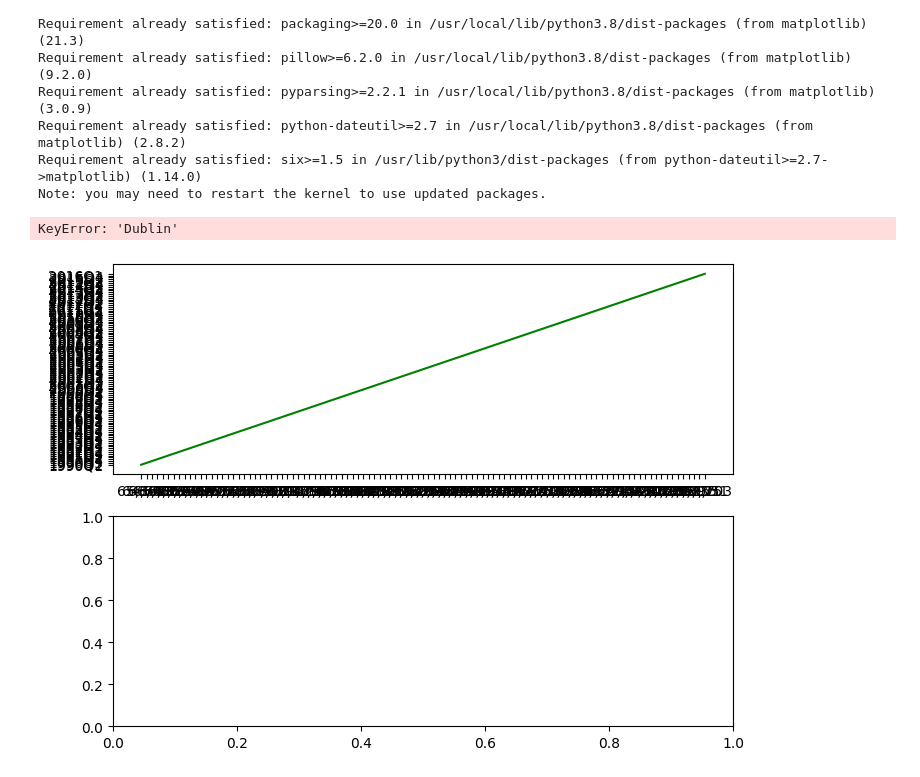
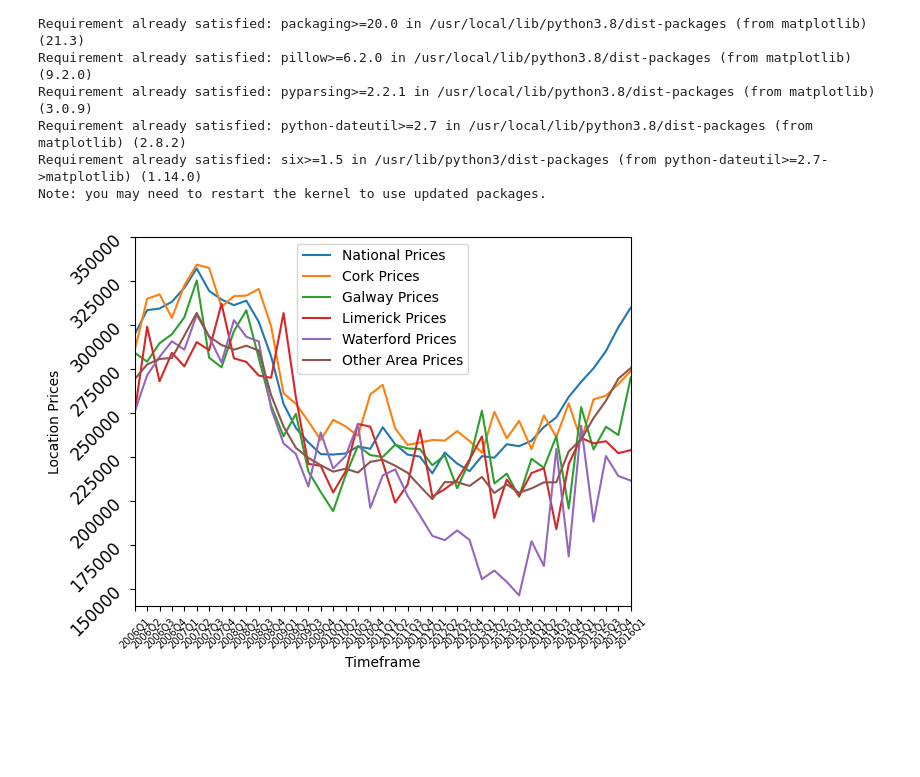
Before and after one commit to Ricey28/Data-Analytics, a Jupyter notebook: mergeTables&Visualisation.ipynb, the cells around one changed output. Cells and saved outputs as stored; diff of their text form; code cells hidden in the pictures; blank space fills up the shorter version.

Commit message:
16/05 update and visualisation of house prices

```diff
--- a/mergeTables&Visualisation.ipynb
+++ b/mergeTables&Visualisation.ipynb
@@ -68,6 +68,13 @@ print(merged_table)
 
 [105 rows x 23 columns]
 # %%
+merged_table['National'] = merged_table['National'].str.replace(',', '')
+merged_table['Cork'] = merged_table['Cork'].str.replace(',', '')
+merged_table['Galway'] = merged_table['Galway'].str.replace(',', '')
+merged_table['Limerick'] = merged_table['Limerick'].str.replace(',', '')
+merged_table['Waterford'] = merged_table['Waterford'].str.replace(',', '')
+merged_table['Other Areas'] = merged_table['Other Areas'].str.replace(',', '')
+
 merged_table.head(10)
 # %% [output]
 |  | Year/Qrt | National | Dublin | Cork | Galway | Limerick | Waterford | Other Areas | Time | COUNTRY | ... |
@@ -100,14 +107,55 @@ Note: you may need to restart the kernel to use updated packages.
 # %%
 import matplotlib.pyplot as plt
 
 import IPython
 
-fig, (ax1, ax2) = plt.subplots(nrows=2, ncols=1, figsize=(8,6))
+# Convert a specific column from string to integer
+merged_table['National'] = merged_table['National'].astype(int)
+merged_table['Cork'] = merged_table['Cork'].astype(int)
+merged_table['Galway'] = merged_table['Galway'].astype(int)
+merged_table['Limerick'] = merged_table['Limerick'].astype(int)
+merged_table['Waterford'] = merged_table['Waterford'].astype(int)
+merged_table['Other Areas'] = merged_table['Other Areas'].astype(int)
 
-ax1.plot(merged_table['National'], merged_table['Year/Qrt'], color='g')
-ax2.plot(merged_table['Dublin'], merged_table['Year/Qrt'], color='r')
+x1 = merged_table['Year/Qrt']
+y1 = merged_table['National']
+
+x2 = merged_table['Year/Qrt']
+y2 = merged_table['Cork']
+
+x3 = merged_table['Year/Qrt']
+y3 = merged_table['Galway']
+
+x4 = merged_table['Year/Qrt']
+y4 = merged_table['Limerick']
+
+x5 = merged_table['Year/Qrt']
+y5 = merged_table['Waterford']
+
+x6 = merged_table['Year/Qrt']
+y6 = merged_table['Other Areas']
+
+plt.plot(x1, y1, label='National Prices')
+plt.plot(x2, y2, label='Cork Prices')
+plt.plot(x3, y3, label='Galway Prices')
+plt.plot(x4, y4, label='Limerick Prices')
+plt.plot(x5, y5, label='Waterford Prices')
+plt.plot(x6, y6, label='Other Area Prices')
+
+plt.xticks(rotation=45)
+plt.yticks(rotation=45)
+plt.xticks(fontsize=7)
+plt.yticks(fontsize=12)
+
+plt.xlabel('Timeframe')
+plt.ylabel('Location Prices')
+plt.legend()
+
+x_min, x_max = '2006Q1', x1.max()
+y_min, y_max = 140000, 350000
+plt.xlim(x_min, x_max)
+plt.ylim(y_min, y_max)
 
 plt.show()
 # %% [output]
-KeyError: 'Dublin'
-[figure, old version]
+[figure, new version]
```
Also changed, not shown: parts of 3 cells of this notebook.
